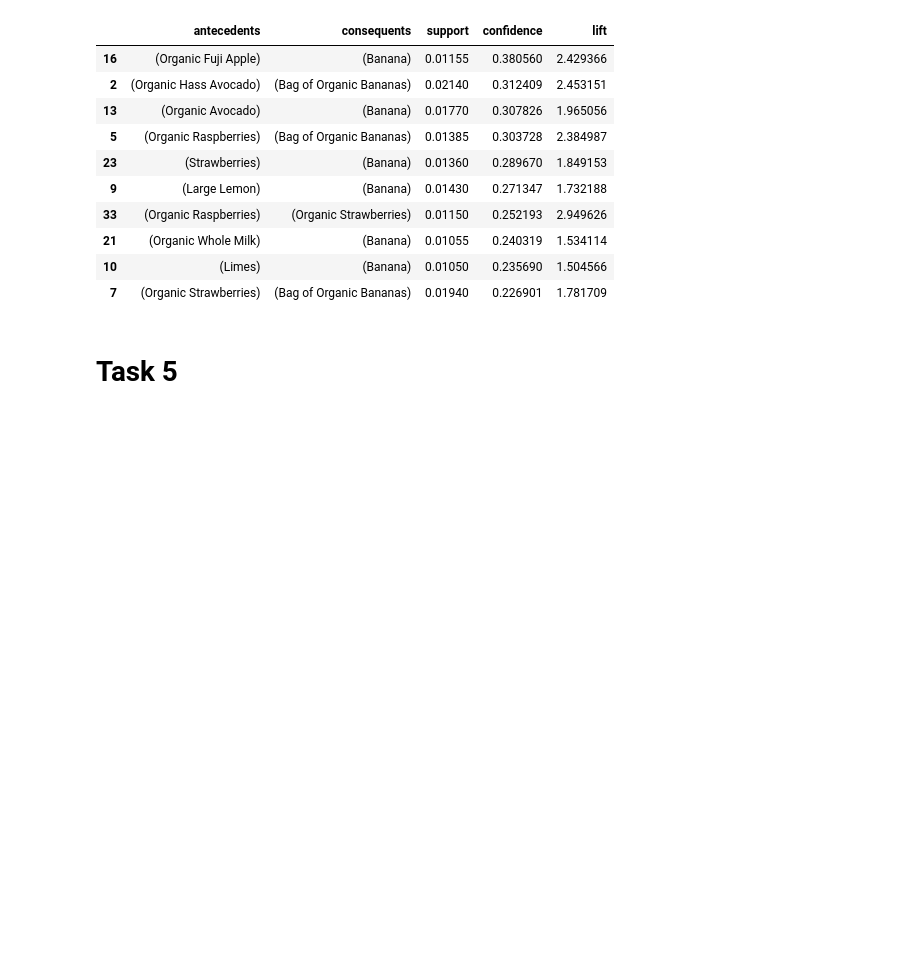
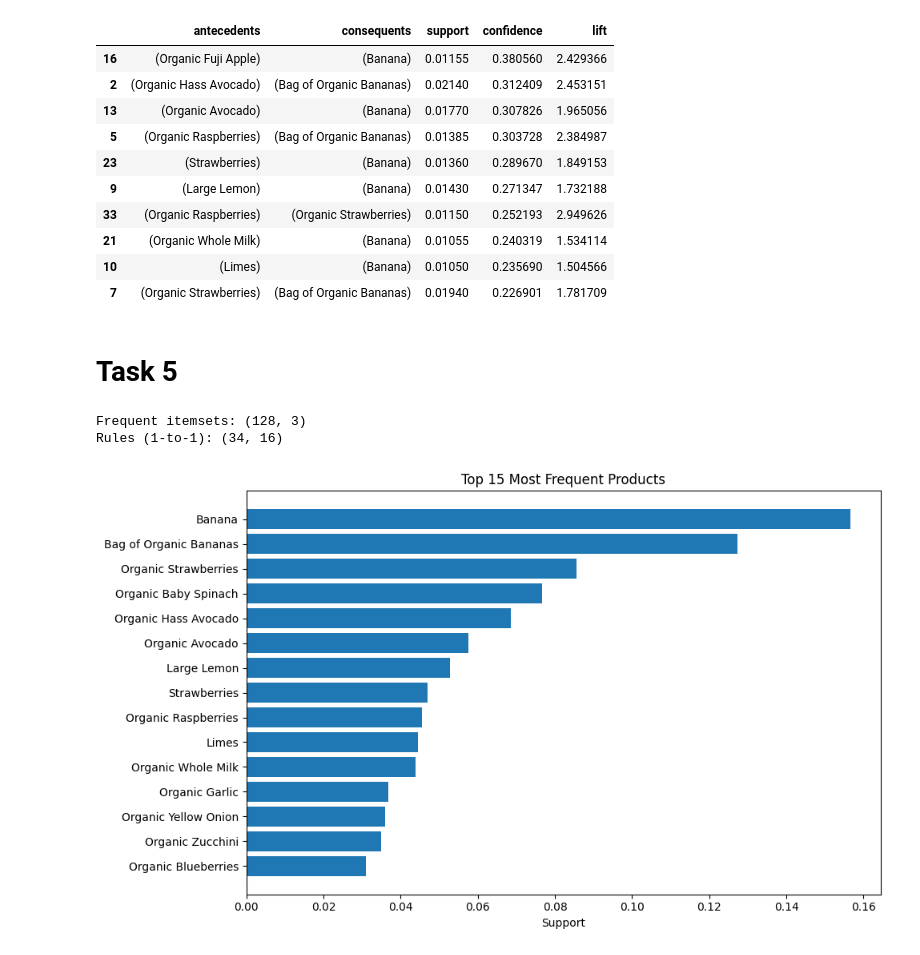
Before and after one commit to ParsaHaghighatgoo/instacart-association-rule-mining, a Jupyter notebook: main.ipynb, the cells around one changed output. Cells and saved outputs as stored; diff of their text form; code cells hidden in the pictures; blank space fills up the shorter version.

```diff
--- a/main.ipynb
+++ b/main.ipynb
@@ -286,3 +286,39 @@ display(top10_conf[["antecedents", "consequents", "support", "confidence", "lift
 | 7 | (Organic Strawberries) | (Bag of Organic Bananas) | 0.01940 | 0.226901 | 1.781709 |
 # %% [markdown]
 # Task 5
+# %%
+# 1) Build baskets (Task 2 already done)
+# basket_df: one-hot encoded matrix (20000 x 21948)
+
+# 2) Frequent itemsets (Task 3)
+from mlxtend.frequent_patterns import apriori
+freq_001 = apriori(basket_df.astype("uint8"), min_support=0.01, use_colnames=True, low_memory=True)
+freq_001["itemset_size"] = freq_001["itemsets"].apply(len)
+
+# 3) Association rules (Task 4)
+from mlxtend.frequent_patterns import association_rules
+rules = association_rules(freq_001, metric="lift", min_threshold=1.0)
+rules["antecedent_size"] = rules["antecedents"].apply(len)
+rules["consequent_size"] = rules["consequents"].apply(len)
+rules_1to1 = rules[(rules["antecedent_size"]==1) & (rules["consequent_size"]==1)].copy()
+
+print("Frequent itemsets:", freq_001.shape)
+print("Rules (1-to-1):", rules_1to1.shape)
+# %% [output]
+Frequent itemsets: (128, 3)
+Rules (1-to-1): (34, 16)
+# %%
+import matplotlib.pyplot as plt
+
+top_items = freq_001[freq_001["itemset_size"] == 1].copy()
+top_items["product"] = top_items["itemsets"].apply(lambda x: list(x)[0])
+top_items = top_items.sort_values("support", ascending=False).head(15)
+
+plt.figure(figsize=(10, 6))
+plt.barh(top_items["product"][::-1], top_items["support"][::-1])
+plt.xlabel("Support")
+plt.title("Top 15 Most Frequent Products")
+plt.tight_layout()
+plt.show()
+# %% [output]
+[figure, added]
```
Also changed, not shown: parts of 7 cells of this notebook, 14 other files.
